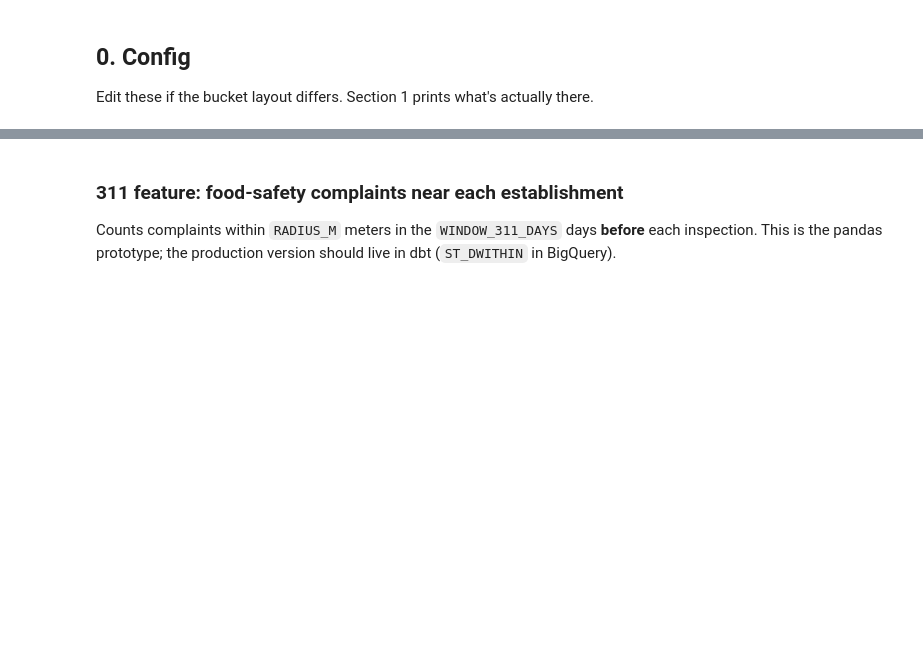
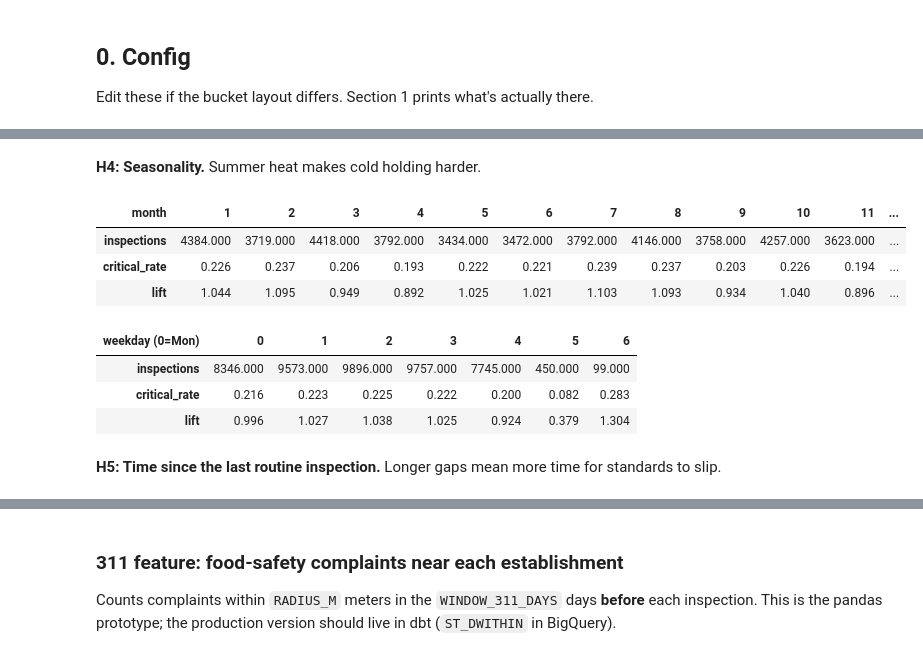
Before and after one commit to kaihungtran/ba882-boston-inspections, a Jupyter notebook: ml/notebooks/01_eda_target_baseline.ipynb, the cells around one changed output, grey strips where cells are left out. Cells and saved outputs as stored; diff of their text form; code cells hidden in the pictures; blank space fills up the shorter version.

```diff
--- a/ml/notebooks/01_eda_target_baseline.ipynb
+++ b/ml/notebooks/01_eda_target_baseline.ipynb
@@ -392,0 +720,9 @@ if r311_raw is not None:
+# %%
+rg = routine.groupby("license")
+routine["prev_routine_target"] = rg["target"].shift(1)
+routine["prev2_routine_target"] = rg["target"].shift(2)
+routine["n_prior_routine"] = rg.cumcount()
+routine["days_since_prev_routine"] = (routine["insp_date"] - rg["insp_date"].shift(1)).dt.days
+recent = routine[routine["insp_date"] >= FDA_ERA_START].copy()
+base = recent["target"].mean()
+print(f"Base rate: {base:.1%} over {len(recent):,} routine inspections")
@@ -392,0 +760,6 @@ if r311_raw is not None:
+# %%
+t = rate_table(recent, "city", min_n=300).sort_values("critical_rate")
+display(t.T)
+ax = t["critical_rate"].plot.barh(figsize=(8, 5), title="Critical rate by neighborhood (≥300 inspections)")
+ax.axvline(base, color="red", ls="--")
+plt.show()
@@ -392,0 +771,23 @@ if r311_raw is not None:
+# %% [markdown]
+**H4: Seasonality.** Summer heat makes cold holding harder.
+# %%
+by_month = rate_table(recent, recent["insp_date"].dt.month.rename("month"))
+by_dow = rate_table(recent, recent["insp_date"].dt.dayofweek.rename("weekday (0=Mon)"), min_n=50)
+display(by_month.T, by_dow.T)
+fig, axes = plt.subplots(1, 2, figsize=(13, 3.5))
+by_month["critical_rate"].plot.bar(ax=axes[0], rot=0, title="By month")
+by_dow["critical_rate"].plot.bar(ax=axes[1], rot=0, title="By weekday")
+for ax in axes:
+    ax.axhline(base, color="red", ls="--")
+plt.show()
+# %% [output]
+| month | 1 | 2 | 3 | 4 | 5 | 6 | 7 | 8 | 9 | 10 | 11 | ... |
+| inspections | 4384.000 | 3719.000 | 4418.000 | 3792.000 | 3434.000 | 3472.000 | 3792.000 | 4146.000 | 3758.000 | 4257.000 | 3623.000 | ... |
+| critical_rate | 0.226 | 0.237 | 0.206 | 0.193 | 0.222 | 0.221 | 0.239 | 0.237 | 0.203 | 0.226 | 0.194 | ... |
+| lift | 1.044 | 1.095 | 0.949 | 0.892 | 1.025 | 1.021 | 1.103 | 1.093 | 0.934 | 1.040 | 0.896 | ... |
+| weekday (0=Mon) | 0 | 1 | 2 | 3 | 4 | 5 | 6 |
+| inspections | 8346.000 | 9573.000 | 9896.000 | 9757.000 | 7745.000 | 450.000 | 99.000 |
+| critical_rate | 0.216 | 0.223 | 0.225 | 0.222 | 0.200 | 0.082 | 0.283 |
+| lift | 0.996 | 1.027 | 1.038 | 1.025 | 0.924 | 0.379 | 1.304 |
+# %% [markdown]
+**H5: Time since the last routine inspection.** Longer gaps mean more time for standards to slip.
```
Also changed, not shown: parts of 88 cells of this notebook.
